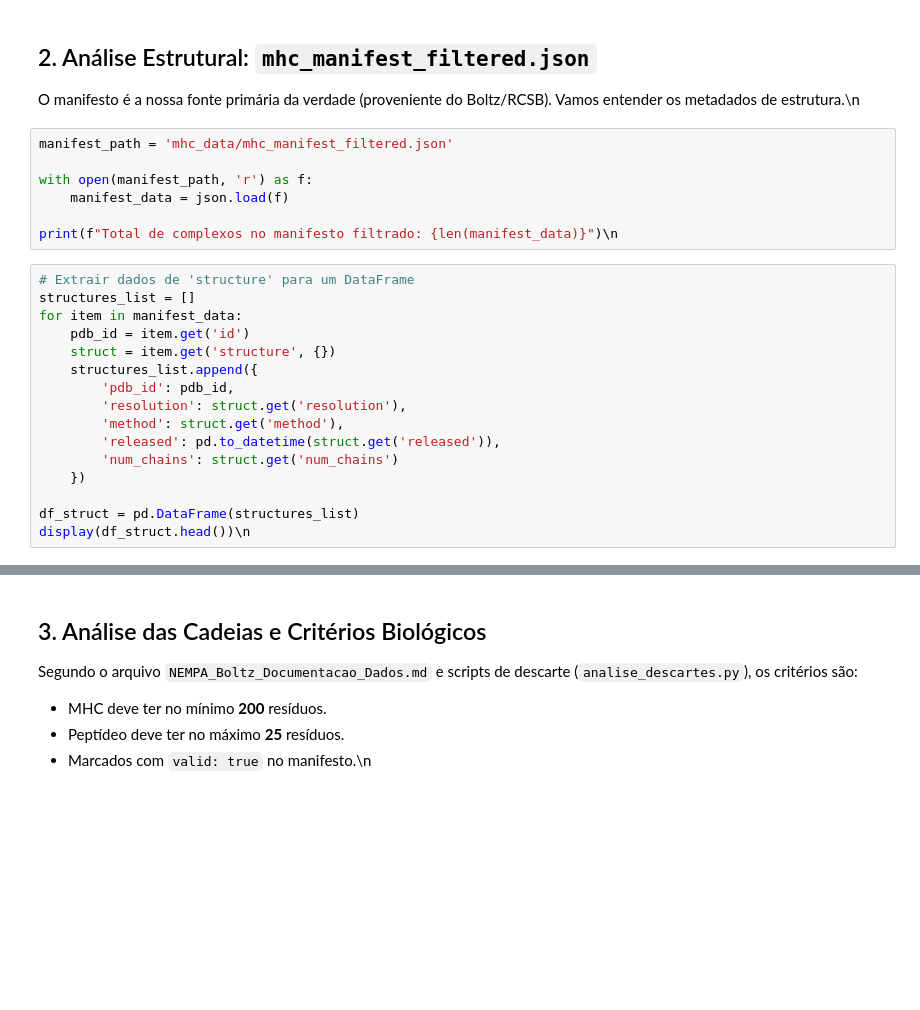
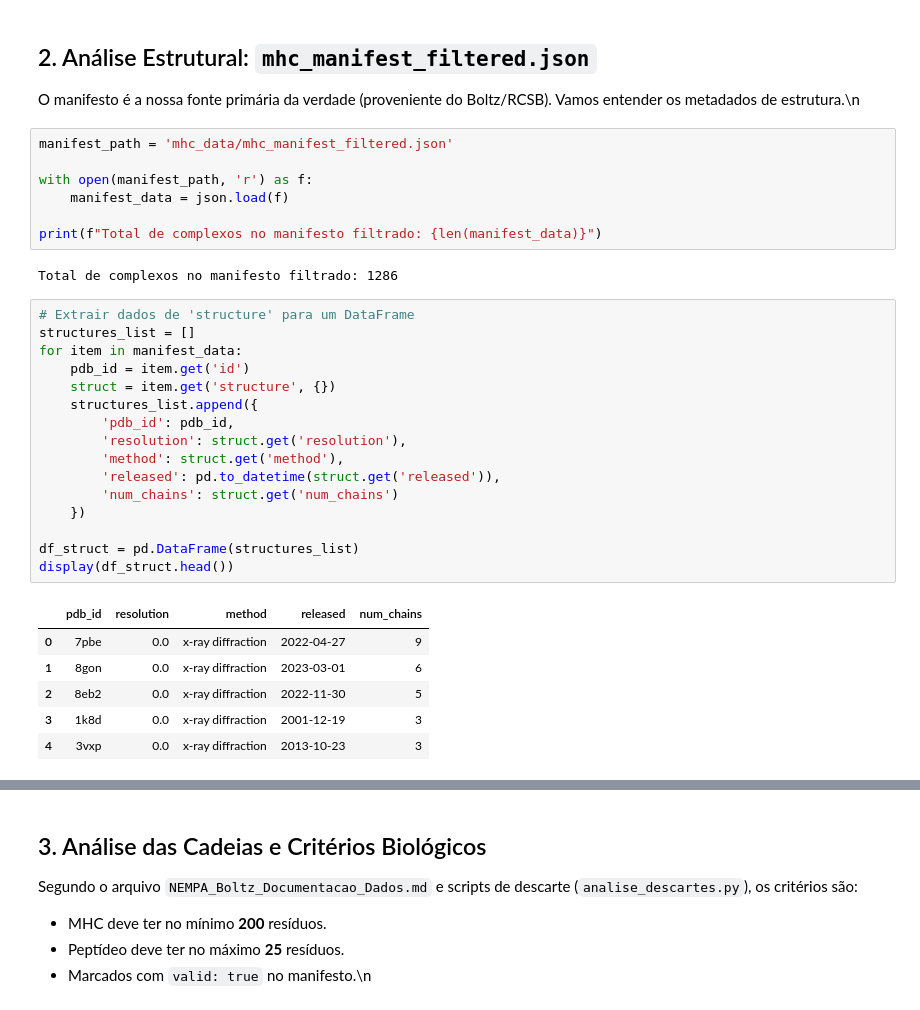
Before and after one commit to NEMPA-UFBA/nempa-boltz, a Jupyter notebook: EDA_NEMPA_Boltz.ipynb, the cells around one changed output, grey strips where cells are left out. Drawn from its saved outputs; the diff is of its cells as text; blank space fills up the shorter version.

```diff
--- a/EDA_NEMPA_Boltz.ipynb
+++ b/EDA_NEMPA_Boltz.ipynb
@@ -51,23 +76,32 @@ manifest_path = 'mhc_data/mhc_manifest_filtered.json'
 with open(manifest_path, 'r') as f:
     manifest_data = json.load(f)
 
-print(f"Total de complexos no manifesto filtrado: {len(manifest_data)}")\n
+print(f"Total de complexos no manifesto filtrado: {len(manifest_data)}")
+# %% [output]
+Total de complexos no manifesto filtrado: 1286
 # %%
 # Extrair dados de 'structure' para um DataFrame
 structures_list = []
 for item in manifest_data:
     pdb_id = item.get('id')
     struct = item.get('structure', {})
     structures_list.append({
         'pdb_id': pdb_id,
         'resolution': struct.get('resolution'),
         'method': struct.get('method'),
         'released': pd.to_datetime(struct.get('released')),
         'num_chains': struct.get('num_chains')
     })
 
 df_struct = pd.DataFrame(structures_list)
-display(df_struct.head())\n
+display(df_struct.head())
+# %% [output]
+|  | pdb_id | resolution | method | released | num_chains |
+| 0 | 7pbe | 0.0 | x-ray diffraction | 2022-04-27 | 9 |
+| 1 | 8gon | 0.0 | x-ray diffraction | 2023-03-01 | 6 |
+| 2 | 8eb2 | 0.0 | x-ray diffraction | 2022-11-30 | 5 |
+| 3 | 1k8d | 0.0 | x-ray diffraction | 2001-12-19 | 3 |
+| 4 | 3vxp | 0.0 | x-ray diffraction | 2013-10-23 | 3 |
 # %%
 fig, axes = plt.subplots(1, 2, figsize=(16, 5))
 
```
Also changed, not shown: parts of 7 cells of this notebook, 1 other file.
